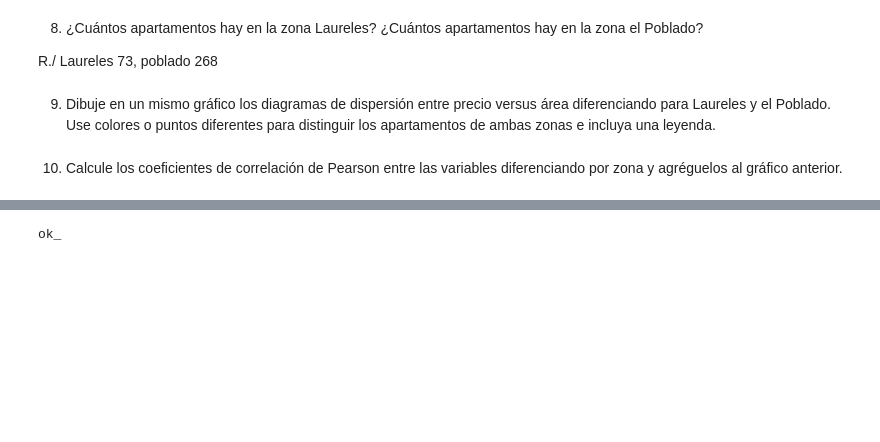
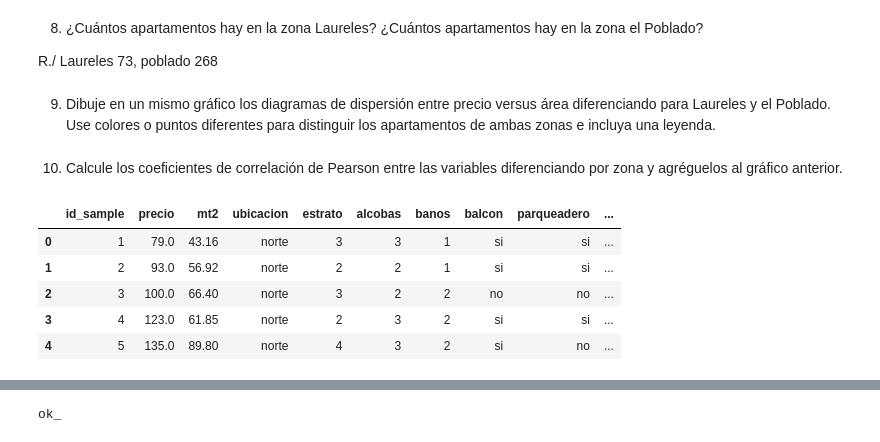
Before and after one commit to oecorrechag/regression, a Jupyter notebook: notebooks/01_seccion/1.1 Introduccion/1.1.6. Activities4.ipynb, the cells around one changed output, grey strips where cells are left out. Cells and saved outputs as stored; diff of their text form; code cells hidden in the pictures; blank space fills up the shorter version.

```diff
--- a/notebooks/01_seccion/1.1 Introduccion/1.1.6. Activities4.ipynb
+++ b/notebooks/01_seccion/1.1 Introduccion/1.1.6. Activities4.ipynb
@@ -187,3 +190,12 @@ fig = px.scatter(df_sample, x='mt2', y='avaluo', color='ubicacion')
 fig.show()
 # %% [markdown]
 10. Calcule los coeficientes de correlación de Pearson entre las variables diferenciando por zona y agréguelos al gráfico anterior.
+# %%
+df.head()
+# %% [output]
+|  | id_sample | precio | mt2 | ubicacion | estrato | alcobas | banos | balcon | parqueadero | ... |
+| 0 | 1 | 79.0 | 43.16 | norte | 3 | 3 | 1 | si | si | ... |
+| 1 | 2 | 93.0 | 56.92 | norte | 2 | 2 | 1 | si | si | ... |
+| 2 | 3 | 100.0 | 66.40 | norte | 3 | 2 | 2 | no | no | ... |
+| 3 | 4 | 123.0 | 61.85 | norte | 2 | 3 | 2 | si | si | ... |
+| 4 | 5 | 135.0 | 89.80 | norte | 4 | 3 | 2 | si | no | ... |
```
Also changed, not shown: parts of 5 cells of this notebook.
